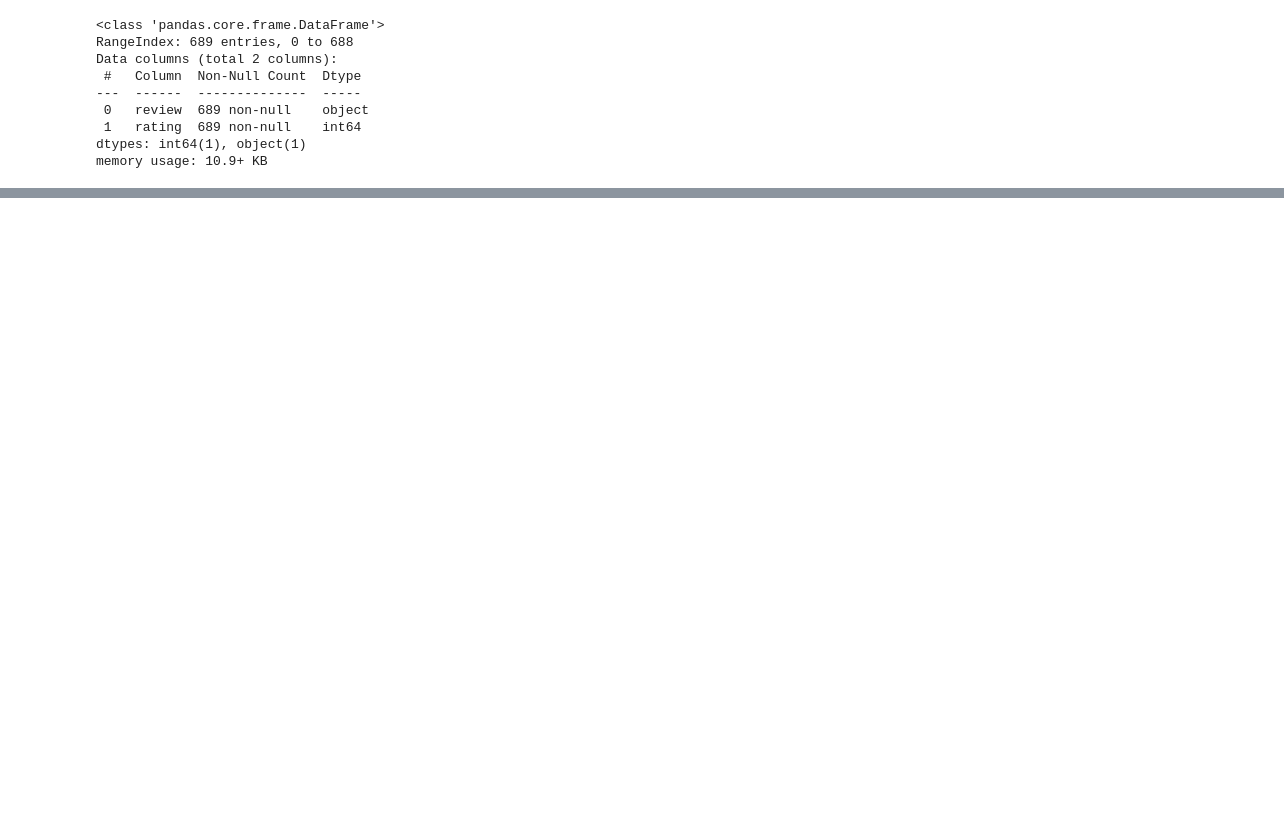
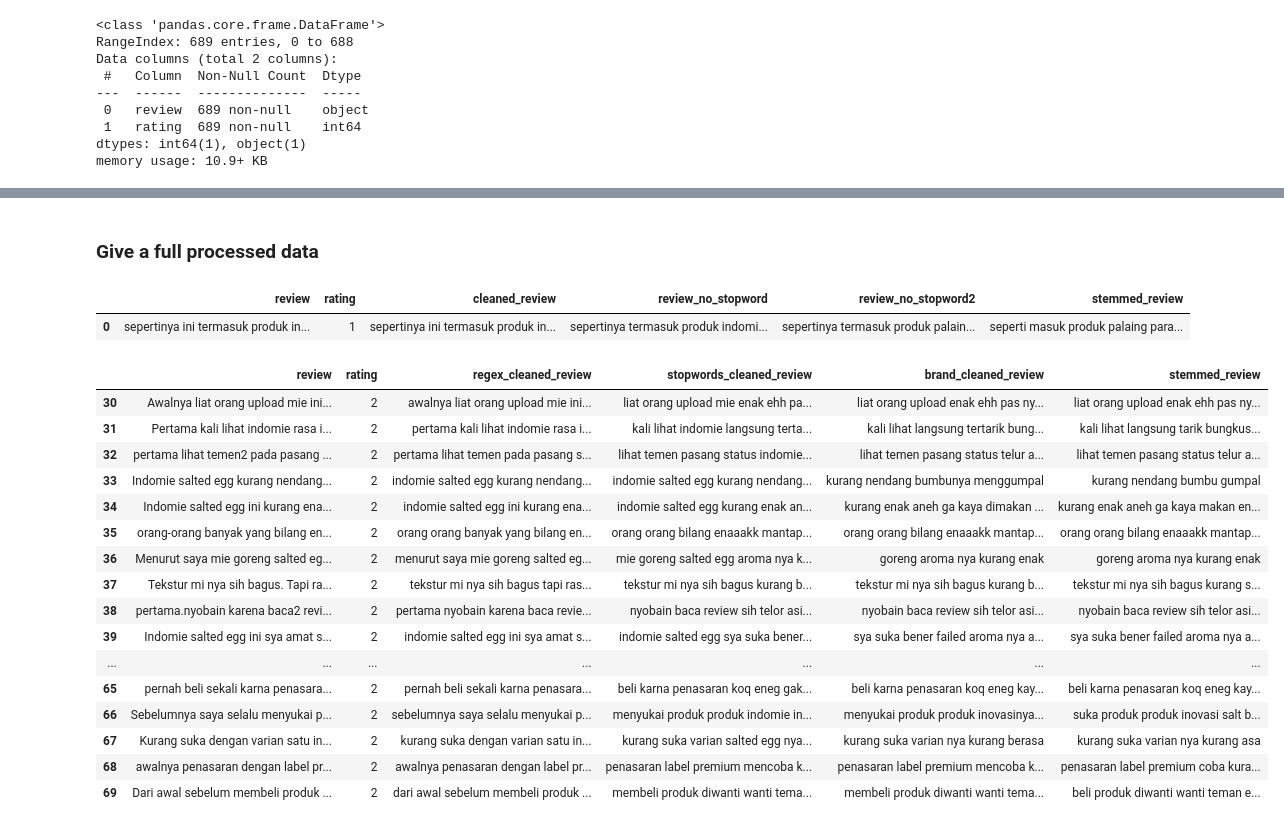
Before and after one commit to Ekosetiawan993/review_analysis, a Jupyter notebook: notebook/preprocessing.ipynb, the cells around one changed output, grey strips where cells are left out. Saved outputs shown, nothing was run; the diff lists cells and outputs as text; code cells hidden in the pictures; blank space fills up the shorter version.

```diff
--- a/notebook/preprocessing.ipynb
+++ b/notebook/preprocessing.ipynb
@@ -37,0 +418,35 @@ data
+# %% [markdown]
+### Give a full processed data
+# %%
+data.head(1)
+# %% [output]
+|  | review | rating | cleaned_review | review_no_stopword | review_no_stopword2 | stemmed_review |
+| 0 | sepertinya ini termasuk produk in... | 1 | sepertinya ini termasuk produk in... | sepertinya termasuk produk indomi... | sepertinya termasuk produk palain... | seperti masuk produk palaing para... |
+# %%
+new_columns_name = {
+    'cleaned_review' : 'regex_cleaned_review',
+    'review_no_stopword' : 'stopwords_cleaned_review',
+    'review_no_stopword2' : 'brand_cleaned_review',
+}
+# %%
+data_cleaned = data.rename(columns = new_columns_name).copy()
+# %%
+data_cleaned.iloc[30:70, :]
+# %% [output]
+|  | review | rating | regex_cleaned_review | stopwords_cleaned_review | brand_cleaned_review | stemmed_review |
+| 30 | Awalnya liat orang upload mie ini... | 2 | awalnya liat orang upload mie ini... | liat orang upload mie enak ehh pa... | liat orang upload enak ehh pas ny... | liat orang upload enak ehh pas ny... |
+| 31 | Pertama kali lihat indomie rasa i... | 2 | pertama kali lihat indomie rasa i... | kali lihat indomie langsung terta... | kali lihat langsung tertarik bung... | kali lihat langsung tarik bungkus... |
+| 32 | pertama lihat temen2 pada pasang ... | 2 | pertama lihat temen pada pasang s... | lihat temen pasang status indomie... | lihat temen pasang status telur a... | lihat temen pasang status telur a... |
+| 33 | Indomie salted egg kurang nendang... | 2 | indomie salted egg kurang nendang... | indomie salted egg kurang nendang... | kurang nendang bumbunya menggumpal | kurang nendang bumbu gumpal |
+| 34 | Indomie salted egg ini kurang ena... | 2 | indomie salted egg ini kurang ena... | indomie salted egg kurang enak an... | kurang enak aneh ga kaya dimakan ... | kurang enak aneh ga kaya makan en... |
+| 35 | orang-orang banyak yang bilang en... | 2 | orang orang banyak yang bilang en... | orang orang bilang enaaakk mantap... | orang orang bilang enaaakk mantap... | orang orang bilang enaaakk mantap... |
+| 36 | Menurut saya mie goreng salted eg... | 2 | menurut saya mie goreng salted eg... | mie goreng salted egg aroma nya k... | goreng aroma nya kurang enak | goreng aroma nya kurang enak |
+| 37 | Tekstur mi nya sih bagus. Tapi ra... | 2 | tekstur mi nya sih bagus tapi ras... | tekstur mi nya sih bagus kurang b... | tekstur mi nya sih bagus kurang b... | tekstur mi nya sih bagus kurang s... |
+| 38 | pertama.nyobain karena baca2 revi... | 2 | pertama nyobain karena baca revie... | nyobain baca review sih telor asi... | nyobain baca review sih telor asi... | nyobain baca review sih telor asi... |
+| 39 | Indomie salted egg ini sya amat s... | 2 | indomie salted egg ini sya amat s... | indomie salted egg sya suka bener... | sya suka bener failed aroma nya a... | sya suka bener failed aroma nya a... |
+| ... | ... | ... | ... | ... | ... | ... |
+| 65 | pernah beli sekali karna penasara... | 2 | pernah beli sekali karna penasara... | beli karna penasaran koq eneg gak... | beli karna penasaran koq eneg kay... | beli karna penasaran koq eneg kay... |
+| 66 | Sebelumnya saya selalu menyukai p... | 2 | sebelumnya saya selalu menyukai p... | menyukai produk produk indomie in... | menyukai produk produk inovasinya... | suka produk produk inovasi salt b... |
+| 67 | Kurang suka dengan varian satu in... | 2 | kurang suka dengan varian satu in... | kurang suka varian salted egg nya... | kurang suka varian nya kurang berasa | kurang suka varian nya kurang asa |
+| 68 | awalnya penasaran dengan label pr... | 2 | awalnya penasaran dengan label pr... | penasaran label premium mencoba k... | penasaran label premium mencoba k... | penasaran label premium coba kura... |
+| 69 | Dari awal sebelum membeli produk ... | 2 | dari awal sebelum membeli produk ... | membeli produk diwanti wanti tema... | membeli produk diwanti wanti tema... | beli produk diwanti wanti teman e... |
```
Also changed, not shown: parts of 61 cells of this notebook, 6 other files.
